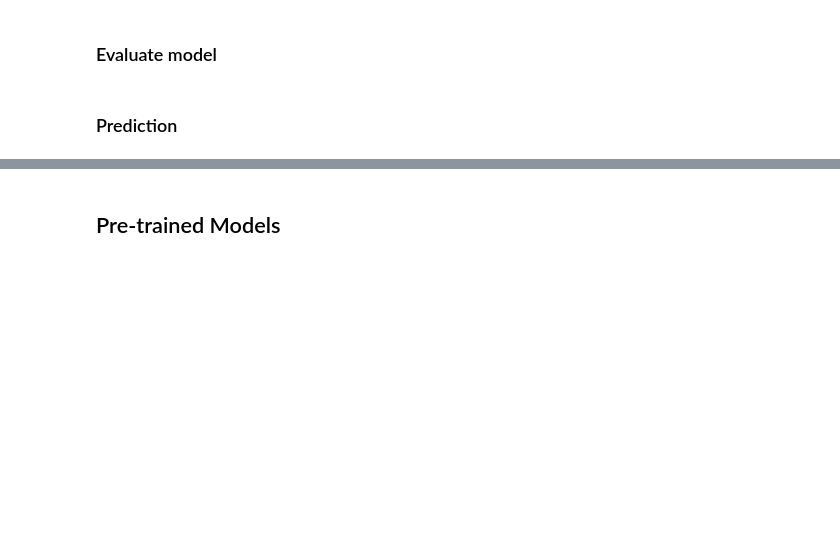
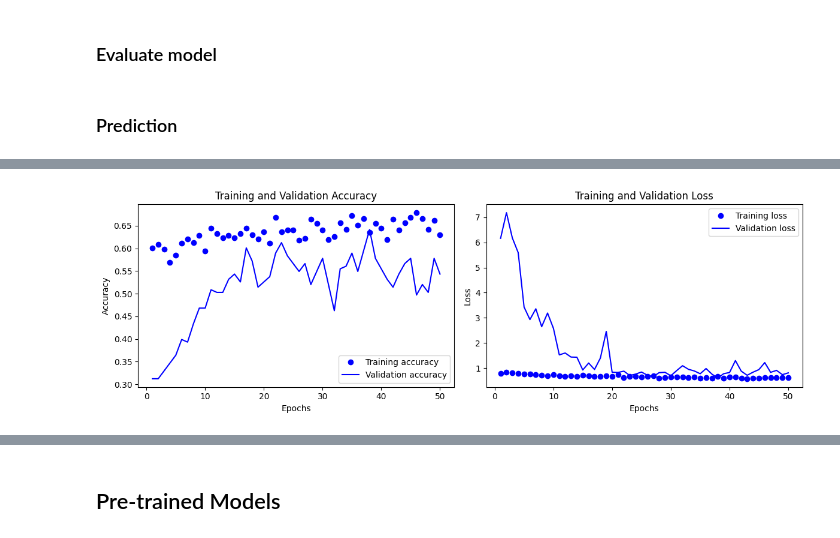
Before and after one commit to Shaz-5/oral-cancer-classification, a Jupyter notebook: Oral Cancer Classfication.ipynb, the cells around one changed output, grey strips where cells are left out. Cells and saved outputs as stored; diff of their text form; code cells hidden in the pictures; blank space fills up the shorter version.

Commit message:
trained cnn2

```diff
--- a/Oral Cancer Classfication.ipynb
+++ b/Oral Cancer Classfication.ipynb
@@ -382,0 +449,9 @@ def display_model_predictions(model, root_dir='./oral_cancer_train_test_split/te
+# %%
+callbacks = [ keras.callbacks.ModelCheckpoint( filepath="custom_cnn.keras", save_best_only=True, monitor="val_loss") ]
+
+history = custom_cnn_model.fit(
+    train_data,
+    validation_data=validation_data,
+    epochs=50,
+    callbacks=callbacks
+)
@@ -382,0 +476,4 @@ def display_model_predictions(model, root_dir='./oral_cancer_train_test_split/te
+# %%
+plot_training_history(history)
+# %% [output]
+[figure, added]
```
Also changed, not shown: parts of 6 cells of this notebook.
